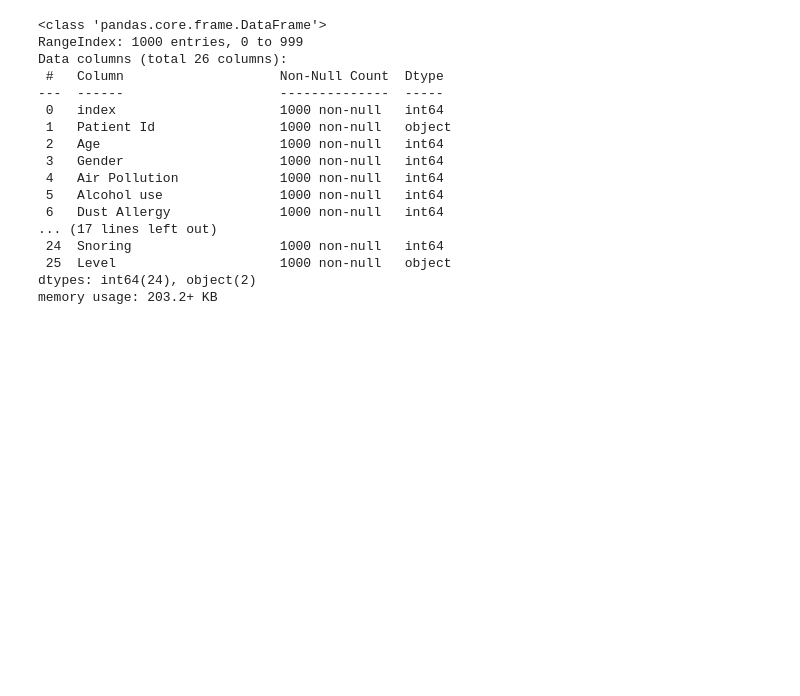
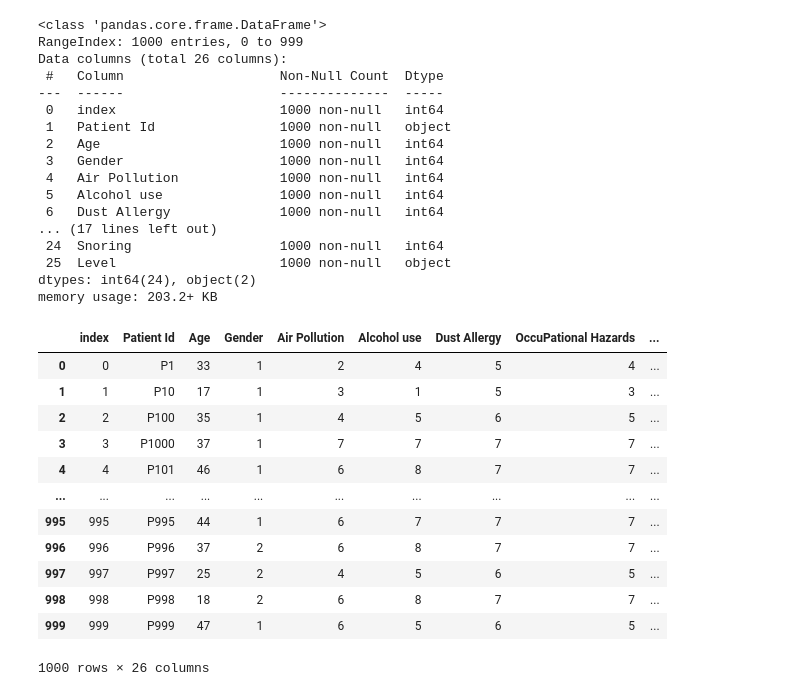
Before and after one commit to barkhahbpp/sistem-cerdas, a Jupyter notebook: Lung_Cancer_MLP_Pred.ipynb, the cells around one changed output. Cells and saved outputs as stored; diff of their text form; code cells hidden in the pictures; blank space fills up the shorter version.

```diff
--- a/Lung_Cancer_MLP_Pred.ipynb
+++ b/Lung_Cancer_MLP_Pred.ipynb
@@ -65,3 +65,19 @@ Data columns (total 26 columns):
  25  Level                     1000 non-null   object
 dtypes: int64(24), object(2)
 memory usage: 203.2+ KB
+# %%
+lungCr_df
+# %% [output]
+|  | index | Patient Id | Age | Gender | Air Pollution | Alcohol use | Dust Allergy | OccuPational Hazards | ... |
+| 0 | 0 | P1 | 33 | 1 | 2 | 4 | 5 | 4 | ... |
+| 1 | 1 | P10 | 17 | 1 | 3 | 1 | 5 | 3 | ... |
+| 2 | 2 | P100 | 35 | 1 | 4 | 5 | 6 | 5 | ... |
+| 3 | 3 | P1000 | 37 | 1 | 7 | 7 | 7 | 7 | ... |
+| 4 | 4 | P101 | 46 | 1 | 6 | 8 | 7 | 7 | ... |
+| ... | ... | ... | ... | ... | ... | ... | ... | ... | ... |
+| 995 | 995 | P995 | 44 | 1 | 6 | 7 | 7 | 7 | ... |
+| 996 | 996 | P996 | 37 | 2 | 6 | 8 | 7 | 7 | ... |
+| 997 | 997 | P997 | 25 | 2 | 4 | 5 | 6 | 5 | ... |
+| 998 | 998 | P998 | 18 | 2 | 6 | 8 | 7 | 7 | ... |
+| 999 | 999 | P999 | 47 | 1 | 6 | 5 | 6 | 5 | ... |
+1000 rows × 26 columns
```
Also changed, not shown: parts of 7 cells of this notebook.
